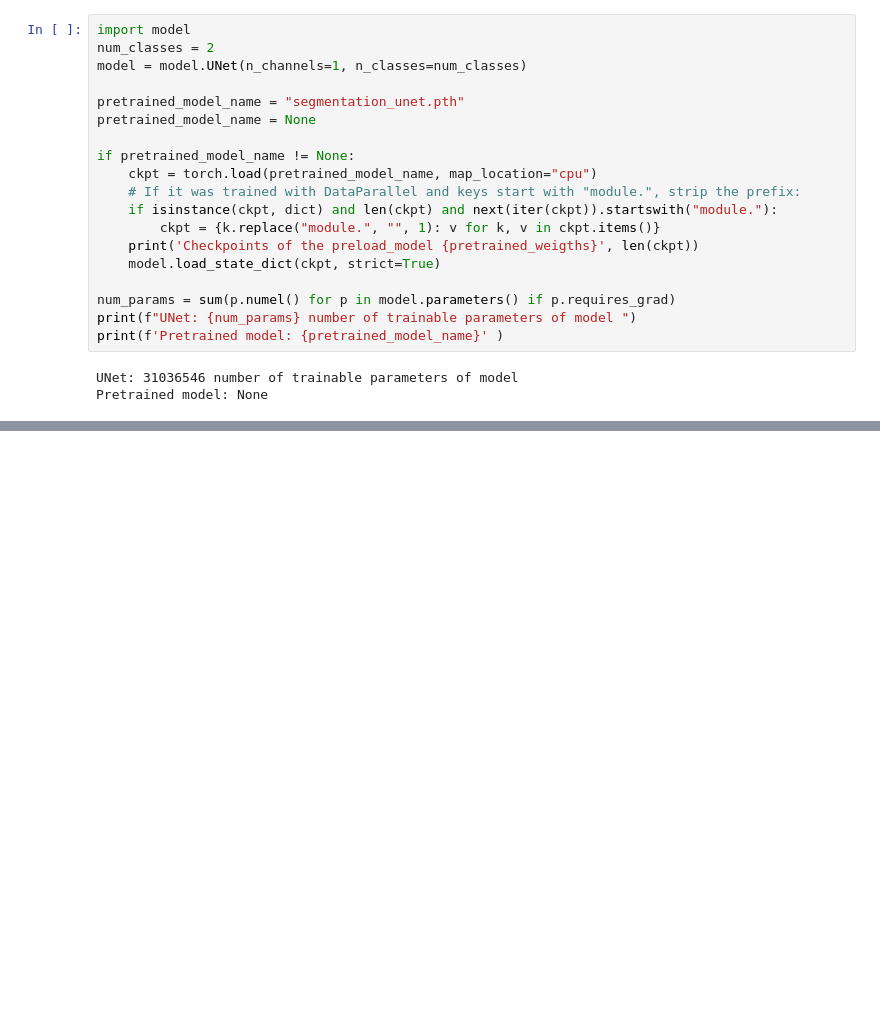
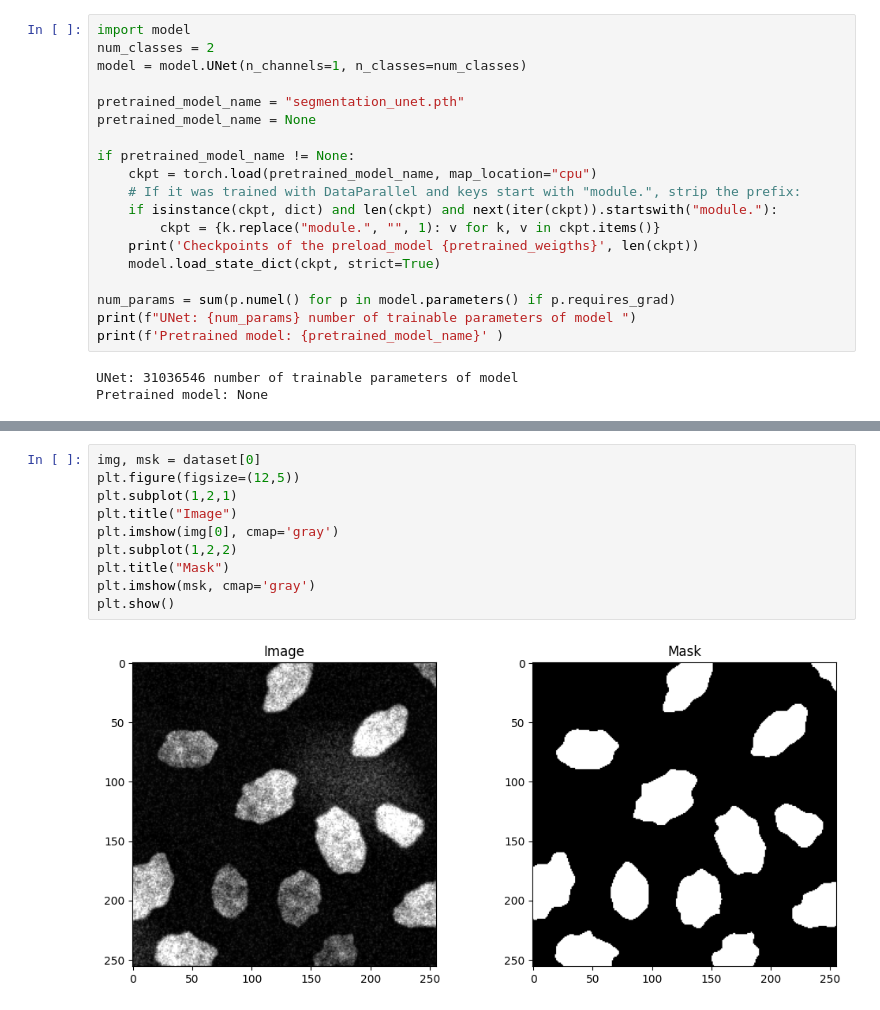
Before and after one commit to llleaa/ML-2025, a Jupyter notebook: projects/project2/unet.ipynb, the cells around one changed output, grey strips where cells are left out. Drawn from its saved outputs; the diff is of its cells as text; blank space fills up the shorter version.

```diff
--- a/projects/project2/unet.ipynb
+++ b/projects/project2/unet.ipynb
@@ -132,0 +281,12 @@ Epoch [10/100]  train_loss: 0.1034  val_loss: 0.3364  time: 4.97s
+# %%
+img, msk = dataset[0]
+plt.figure(figsize=(12,5))
+plt.subplot(1,2,1)
+plt.title("Image")
+plt.imshow(img[0], cmap='gray')
+plt.subplot(1,2,2)
+plt.title("Mask")
+plt.imshow(msk, cmap='gray')
+plt.show()
+# %% [output]
+[figure, added]
```
Also changed, not shown: parts of 9 cells of this notebook.
